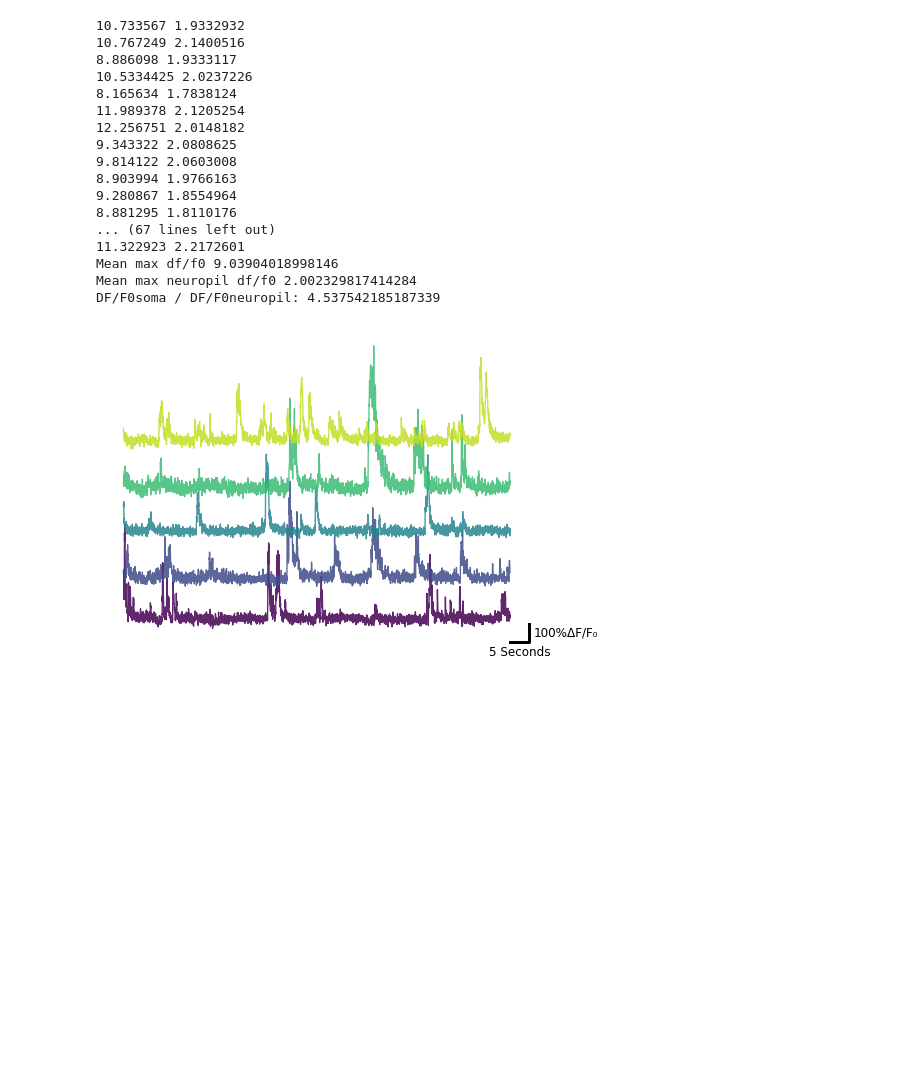
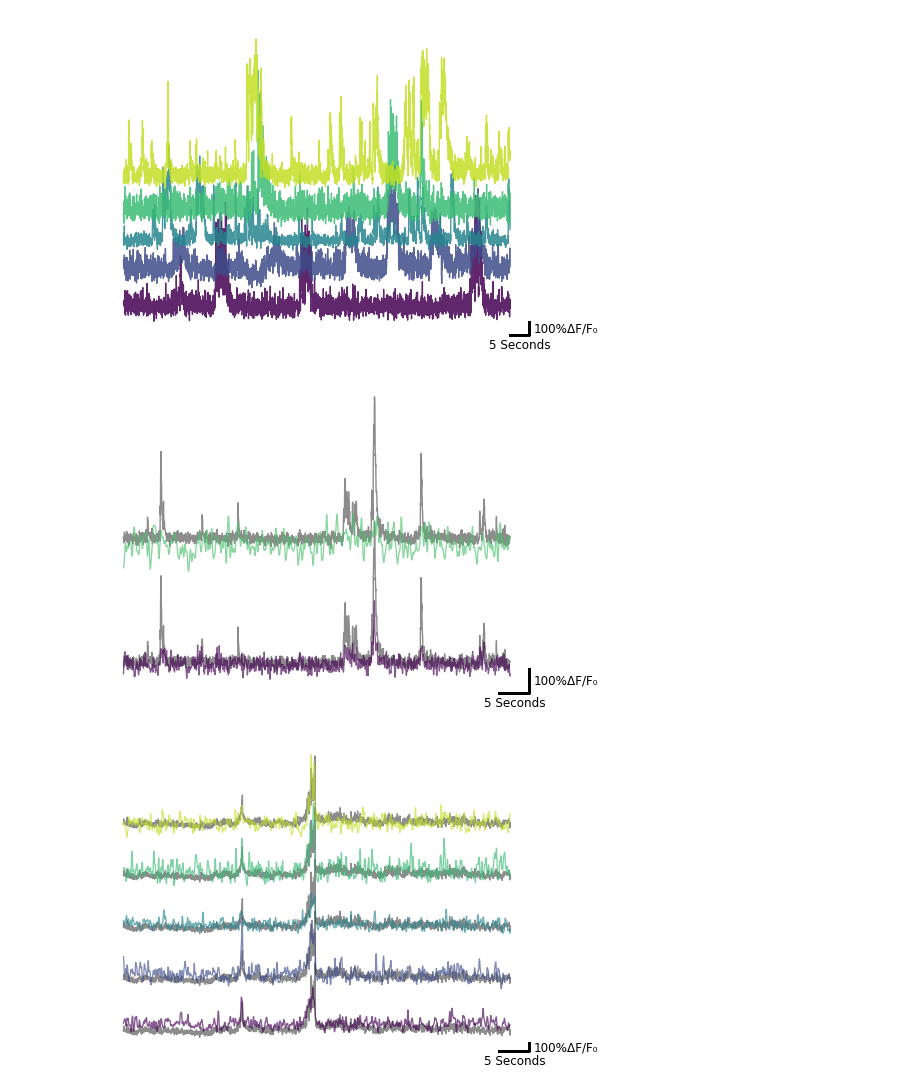
Before and after one commit to Sverreg/calciumtrace, a Jupyter notebook: calcium.ipynb, the cells around one changed output. Saved outputs shown, nothing was run; the diff lists cells and outputs as text; code cells hidden in the pictures; blank space fills up the shorter version.

Commit message:
tidy up calcium notebook

```diff
--- a/calcium.ipynb
+++ b/calcium.ipynb
@@ -108,61 +100,44 @@ iscell = np.load(datadir + 'iscell.npy', allow_pickle=True)
 cellrange = [0,1,2,5,16]
 plotmin, plotmax = int(14*30.9), int(114*30.9)
 
-#calciumplot(plotmin=plotmin, plotmax=plotmax, cellrange=cellrange, figname=figname, F=F, Fneu=Fneu, iscell=iscell)
-somaoverneuropil(cellrange=False, F=F, Fneu=Fneu, iscell=iscell, figname=figname)
+calciumplot(plotmin=plotmin, plotmax=plotmax, cellrange=cellrange, figname=figname, F=F, Fneu=Fneu, iscell=iscell)
+#somaoverneuropil(cellrange=False, F=F, Fneu=Fneu, iscell=iscell, figname=figname)
 #calciumplotlive(cellrange=list(range(40)), F=F, Fneu=Fneu, iscell=iscell)
 # %% [output]
-10.733567 1.9332932
-10.767249 2.1400516
-8.886098 1.9333117
-10.5334425 2.0237226
-8.165634 1.7838124
-11.989378 2.1205254
-12.256751 2.0148182
-9.343322 2.0808625
-9.814122 2.0603008
-8.903994 1.9766163
-9.280867 1.8554964
-8.881295 1.8110176
-... (67 lines left out)
-11.322923 2.2172601
-Mean max df/f0 9.03904018998146
-Mean max neuropil df/f0 2.002329817414284
-DF/F0soma / DF/F0neuropil: 4.537542185187339
+[figure, added]
 # %%
 """ Local injection Ribo8sL1-GCaMP8s, Axon-jRex-GECO """
 
 # Location of suite2p output data.
 datadir = "data/loc_L1rb8s_336/"
 name = "loc_L1rb8s_336"
 figname = datadir + name
 
 # Load suite2p .npy output.
 F = np.load(datadir + "F.npy", allow_pickle=True)
 Fneu = np.load(datadir + "Fneu.npy", allow_pickle=True)
 iscell = np.load(datadir + "iscell.npy", allow_pickle=True)
 
 # Load Axon-jREX-GECO data.
 F_axon = np.load(datadir + "F_axons2.npy", allow_pickle=True)
 Fneu_axon = np.load(datadir + "Fneu_axons2.npy", allow_pickle=True)
 stats = np.load(datadir + "stat.npy", allow_pickle=True)  # for roistotext
 ops = np.load(datadir + "ops.npy", allow_pickle=True).item()  # for roistotext
 
 # Range of cells to plot for calciumplot over time plotmin, plotmax (seconds * acquisitionrate)
 cellrange = [7, 9, 3, 20, 4]
 plotmin, plotmax = int(40 * 30.9), int(140 * 30.9)
 
 #calciumplot(plotmin=plotmin, plotmax=plotmax, cellrange=cellrange, figname=figname, F=F, Fneu=Fneu, iscell=iscell)
 
 # Plot somatic and axonal calcium sensor pairs overlaid, each pair is defined as [soma, axon, filter]
 # is the level of gaussian filter applied to the noisy axonal signal.
-# calciumplotaxon(plotmin=plotmin, cell_axon_pair=[[7, 711, 1], [7, 2124, 3]], plotmax=plotmax, figname=figname+"1", F=F, Fneu=Fneu, iscell=iscell, F_axons=F_axon, Fneu_axons=Fneu_axon, offsetnbr=500)
-
-# calciumplotaxon(plotmin=18000, cell_axon_pair=[[7, 711, 1], [7, 2124, 3]], plotmax=20000, figname=figname+"2", F=F, Fneu=Fneu, iscell=iscell, F_axons=F_axon, Fneu_axons=Fneu_axon, offsetnbr=500)
-# [42, 930, 2]
-# calciumplotaxon(plotmin=8000, cell_axon_pair=[[42, 842, 2], [42, 930, 2], [42, 1651, 2], [42, 1186, 2], [42, 1345, 2]], plotmax=10000, figname=figname+"3", F=F, Fneu=Fneu, iscell=iscell, F_axons=F_axon, Fneu_axons=Fneu_axon, offsetnbr=650)
+#calciumplotaxon(plotmin=plotmin, cell_axon_pair=[[7, 711, 1], [7, 2124, 3]], plotmax=plotmax, figname=figname+"1", F=F, Fneu=Fneu, iscell=iscell, F_axons=F_axon, Fneu_axons=Fneu_axon, offsetnbr=500)
+calciumplotaxon(plotmin=18000, cell_axon_pair=[[7, 711, 1], [7, 2124, 3]], plotmax=20000, figname=figname+"2", F=F, Fneu=Fneu, iscell=iscell, F_axons=F_axon, Fneu_axons=Fneu_axon, offsetnbr=500)
+calciumplotaxon(plotmin=8000, cell_axon_pair=[[42, 842, 2], [42, 930, 2], [42, 1651, 2], [42, 1186, 2], [42, 1345, 2]], plotmax=10000, figname=figname+"3", F=F, Fneu=Fneu, iscell=iscell, F_axons=F_axon, Fneu_axons=Fneu_axon, offsetnbr=650)
 # somaoverneuropil(cellrange=False, F=F, Fneu=Fneu, iscell=iscell, figname=figname)
 # calciumplotlive(cellrange=list(range(100)), F=F, Fneu=Fneu, iscell=iscell)
 # roistotext(stats=stats, ops=ops, iscell=iscell, outputdir=datadir)
 # %% [output]
-[figure, old version]
+[figure, new version]
+[figure, added]
```
Also changed, not shown: parts of 4 cells of this notebook.
